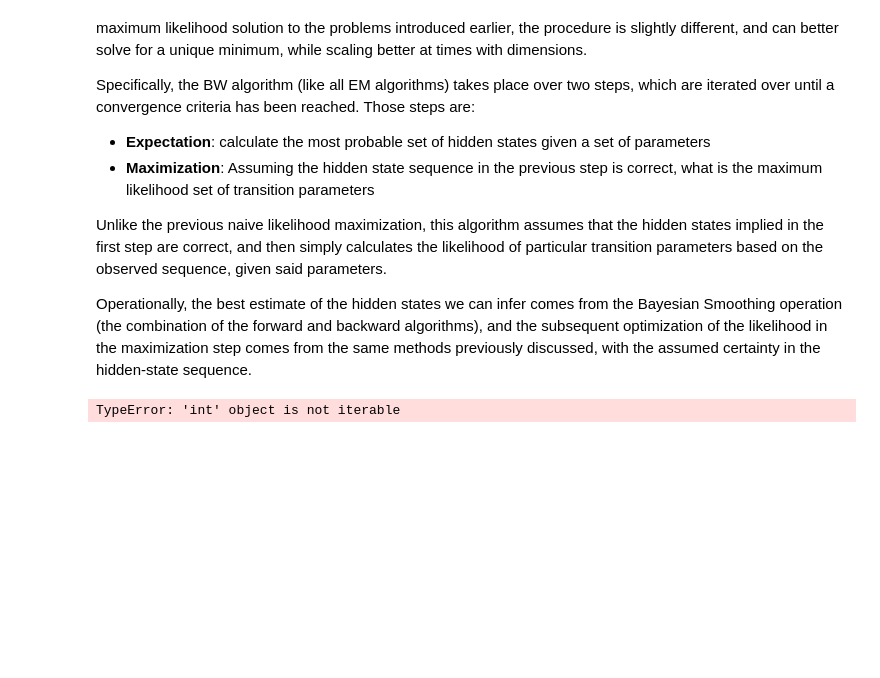
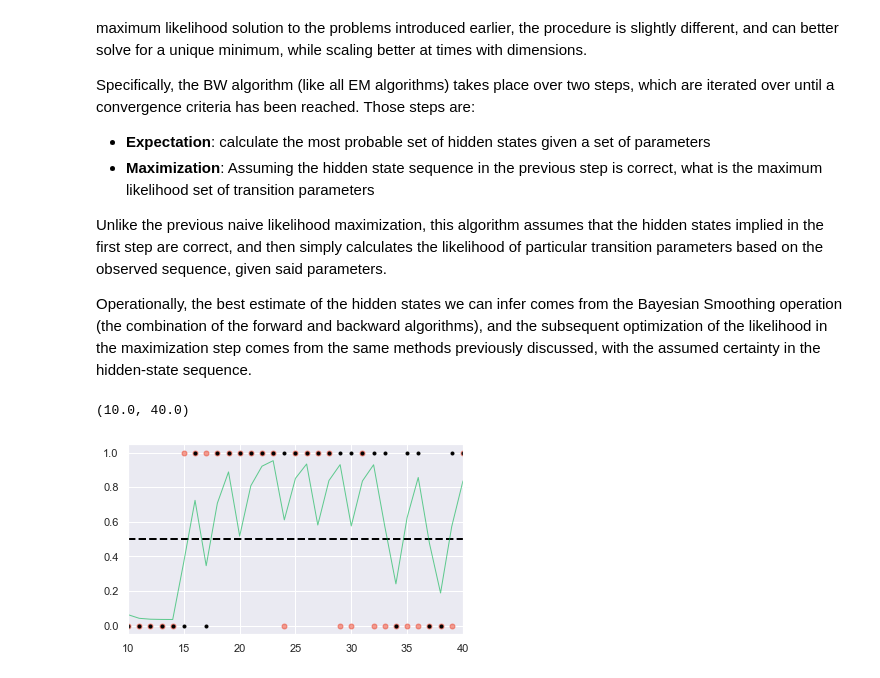
Before and after one commit to StevenJLarge/hmm, a Jupyter notebook: notebooks/07-slarge-baum-welch-optimization.ipynb, the cells around one changed output. Saved outputs shown, nothing was run; the diff lists cells and outputs as text; code cells hidden in the pictures; blank space fills up the shorter version.

Commit message:
Continued work on notebook, looking in details and forward and backward algos, and doing some more refined polishing. The current implementation seems to have a bug?

```diff
--- a/notebooks/07-slarge-baum-welch-optimization.ipynb
+++ b/notebooks/07-slarge-baum-welch-optimization.ipynb
@@ -23,8 +23,8 @@ from hidden import dynamics
 from hidden import infer
 
 # here we assume the dynamics are symmetric
-a = 0.3
-b = 0.1
+a = 0.1
+b = 0.2
 
 A = np.array([[1 - a, a], [a, 1 - a]])
 B = np.array([[1 - b, b], [b, 1 - b]])
@@ -35,16 +35,27 @@ hmm.initialize_dynamics(A, B)
 hmm.run_dynamics(1000)
 obs_ts = hmm.get_obs_ts()
 state_ts = hmm.get_state_ts()
-# %%
-bayes_infer = infer.MarkovInfer(2, 2)
-
-# First, we can check the forward and backward algorithms to be sure that there are no off-by-one errors
-bayes_infer.forward_algo(obs_ts, A, B)
-bayes_infer.backward_algo(obs_ts, A, B)
-
-# We can run the optimizations from the previous notebooks with MarkovInfer
-# member functions
-#param_init = (0.15, 0.15)
-#res_local = bayes_infer.max_likelihood(param_init, obs_ts, mode='local')
-# %% [output]
-TypeError: 'int' object is not iterable
+# %%
+bayes_infer = infer.MarkovInfer(2, 2)
+
+# First, we can check the forward and backward algorithms to be sure that there are no off-by-one errors
+bayes_infer.forward_algo(obs_ts, A, B)
+bayes_infer.backward_algo(obs_ts, A, B)
+
+fwd_pred = [np.argmax(i) for i in bayes_infer.forward_tracker]
+bak_pred = [np.argmax(i) for i in bayes_infer.backward_tracker]
+fwd_prob_one = [i[1] for i in bayes_infer.forward_tracker]
+bak_prob_one = [i[1] for i in bayes_infer.backward_tracker]
+
+fig, ax = plt.subplots(1, 1, figsize=(6, 3.5))
+
+ax.axhline(0.5, linestyle='--', linewidth=2.0, color='k')
+
+ax.plot(state_ts, 'o', markersize=5, color=sns.xkcd_rgb["tomato"], alpha=0.5)
+ax.plot(fwd_pred, 'o', markersize=3, color='k')
+ax.plot(fwd_prob_one, linewidth=1.0, color=sns.xkcd_rgb["shamrock"], alpha=0.6)
+
+ax.set_xlim([10,40])
+# %% [output]
+(10.0, 40.0)
+[figure, added]
```
Also changed, not shown: parts of 1 cell of this notebook.
